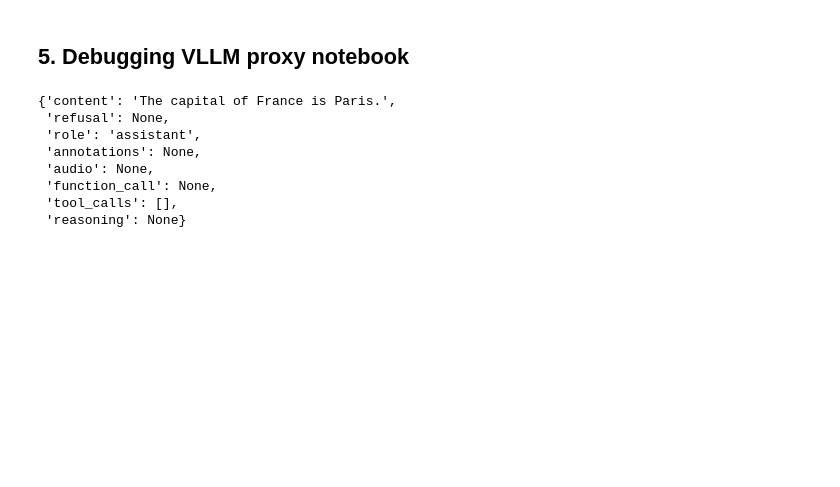
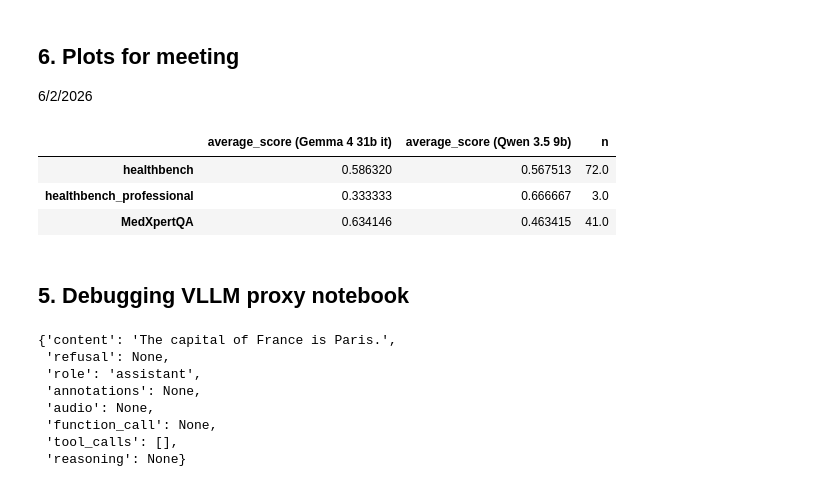
Before and after one commit to bnewm0609/microbiome_eval, a Jupyter notebook: notebooks/Exploration 1.ipynb, the cells around one changed output. Drawn from its saved outputs; the diff is of its cells as text; code cells hidden in the pictures; blank space fills up the shorter version.

```diff
--- a/notebooks/Exploration 1.ipynb
+++ b/notebooks/Exploration 1.ipynb
@@ -1,3 +1,24 @@
+# %% [markdown]
+## 6. Plots for meeting
+6/2/2026
+# %%
+import json
+import pandas as pd
+
+gemma31b_results = {'healthbench': {'average_score': 0.5863198239774631, 'n': 72}, 'healthbench_professional': {'average_score': 0.3333333333333333, 'n': 3}, 'MedXpertQA': {'average_score': 0.6341463414634146, 'n': 41, 'n_correct': 26}}
+qwen_results = {'healthbench': {'average_score': 0.5675133682470855, 'n': 72}, 'healthbench_professional': {'average_score': 0.6666666666666666, 'n': 3}, 'MedXpertQA': {'average_score': 0.4634146341463415, 'n': 41, 'n_correct': 19}}
+
+gemma_df = pd.DataFrame(gemma31b_results).T.drop(columns=['n_correct'])
+qwen_df = pd.DataFrame(qwen_results).T.drop(columns=['n_correct'])
+
+merged_df = gemma_df.join(qwen_df, lsuffix=' (Gemma 4 31b it)', rsuffix=' (Qwen 3.5 9b)').drop(columns=['n (Gemma 4 31b it)', 'n (Qwen 3.5 9b)'])
+merged_df['n'] = gemma_df['n']  # add n back in for reference
+merged_df
+# %% [output]
+|  | average_score (Gemma 4 31b it) | average_score (Qwen 3.5 9b) | n |
+| healthbench | 0.586320 | 0.567513 | 72.0 |
+| healthbench_professional | 0.333333 | 0.666667 | 3.0 |
+| MedXpertQA | 0.634146 | 0.463415 | 41.0 |
 # %% [markdown]
 ## 5. Debugging VLLM proxy notebook
 # %%
```
Also changed, not shown: parts of 26 cells of this notebook, 4 other files.
